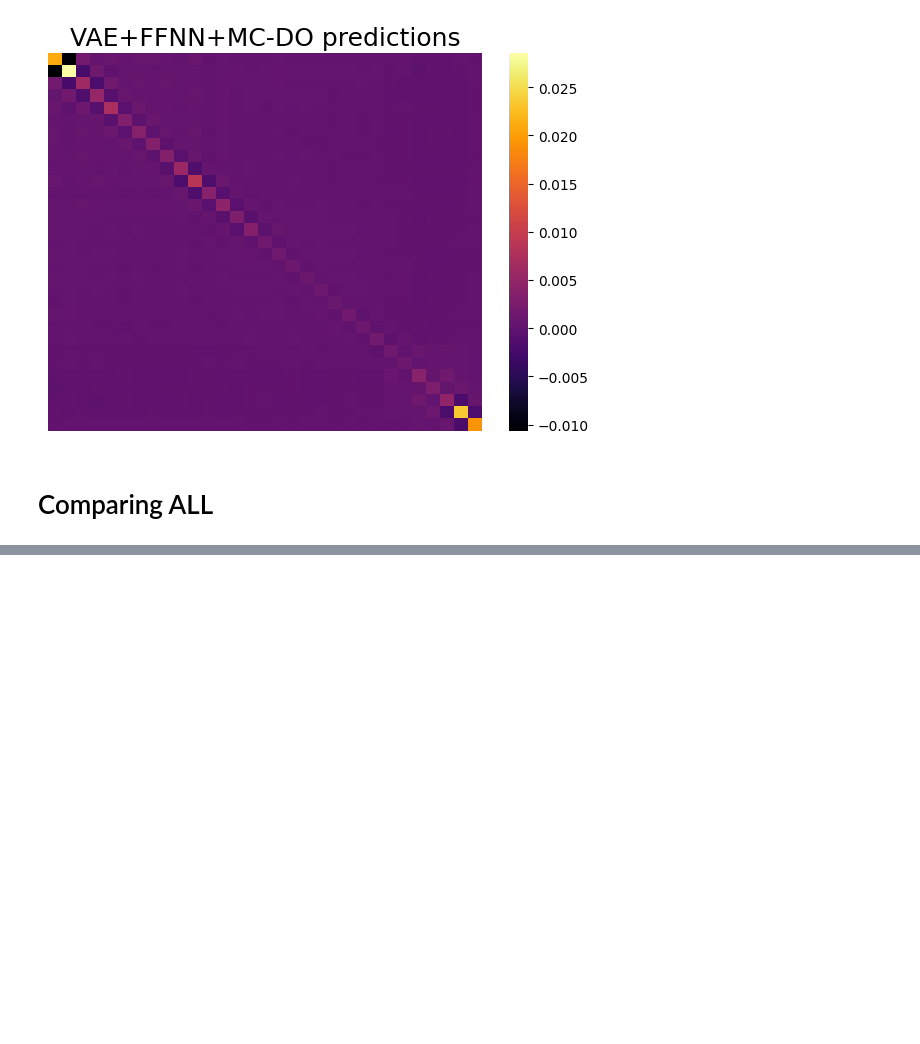
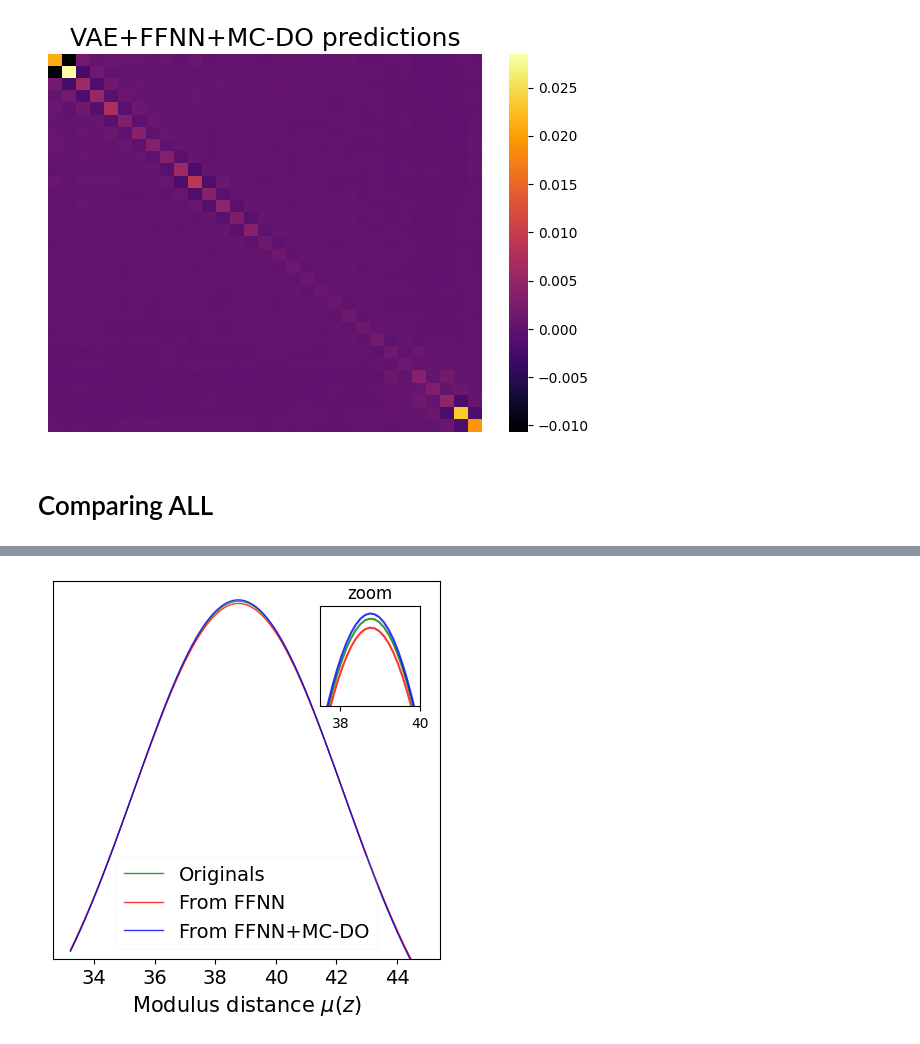
Before and after one commit to igomezv/neuralCosmoReconstruction, a Jupyter notebook: notebooks/loadVAE.ipynb, the cells around one changed output, grey strips where cells are left out. Cells and saved outputs as stored; diff of their text form; code cells hidden in the pictures; blank space fills up the shorter version.

```diff
--- a/notebooks/loadVAE.ipynb
+++ b/notebooks/loadVAE.ipynb
@@ -473,3 +476,49 @@ plt.savefig('modulus_dist_gauss.png')
+# %%
+plt.figure(figsize=(5, 5), dpi=100, facecolor='white')
+# plt.grid(b=None)
+
+xmin = np.min(dlfake_do)
+xmax= np.max(dlfake_do)
+x = np.linspace(xmin, xmax, 100)
+y1 = sp.stats.norm.pdf(x, mean_ref, std_ref)
+y2 = sp.stats.norm.pdf(x, mean_pred_interpoint, std_pred_interpoint)
+y3 = sp.stats.norm.pdf(x, mean_pred_interpoint_DO, std_pred_interpoint_DO)
+
+
+plt.plot(x, y1, label='Originals', color='g', linewidth=1, alpha=0.8)
+plt.plot(x, y2, label='From FFNN', color='r', linewidth=1, alpha=0.8)
+plt.plot(x, y3, label='From FFNN+MC-DO', color='b', linewidth=1, alpha=0.8)
+plt.ylim(0.03,0.12)
+
+# plt.grid(True)
+
+# plt.hist(dist, density=True, alpha=0.3, color='g')
+# plt.hist(dlfake, density=True, alpha=0.3, color='r')
+# plt.hist(dlfake_do, density=True, alpha=0.3, color='b')
+# plt.show()
+# dist_sc
+# plt.yscale('log')
+plt.legend(fontsize=14, loc='lower center', framealpha=0.1)
+plt.yticks([])
+plt.xticks(fontsize=14)
+# plt.yscale('log')
+
+plt.xlabel("Modulus distance $\mu (z)$", fontsize=15)
+# plt.savefig('modulus_dist_gauss.png')
+a = plt.axes([.66, .63, .2, .2], facecolor='w')
+plt.plot(x, y1, label='Originals', color='g', linewidth=1.5, alpha=0.8)
+plt.plot(x, y2, label='From FFNN', color='r', linewidth=1.5, alpha=0.8)
+plt.plot(x, y3, label='From FFNN+MC-DO', color='b', linewidth=1.5, alpha=0.8)
+plt.xlim(37.5,40)
+plt.ylim(0.11,0.116)
+plt.title('zoom')
+# n, bins, patches = plt.hist(s, 400, normed=1)
+# plt.title('Probability')
+# plt.xticks([])
+plt.yticks([])
+plt.savefig('modulus_dist_gauss.png')
+# %% [output]
+[figure, added]
 # %%
 plt.figure(figsize=(8, 4), dpi=100)
 
```
Also changed, not shown: parts of 14 cells of this notebook.
